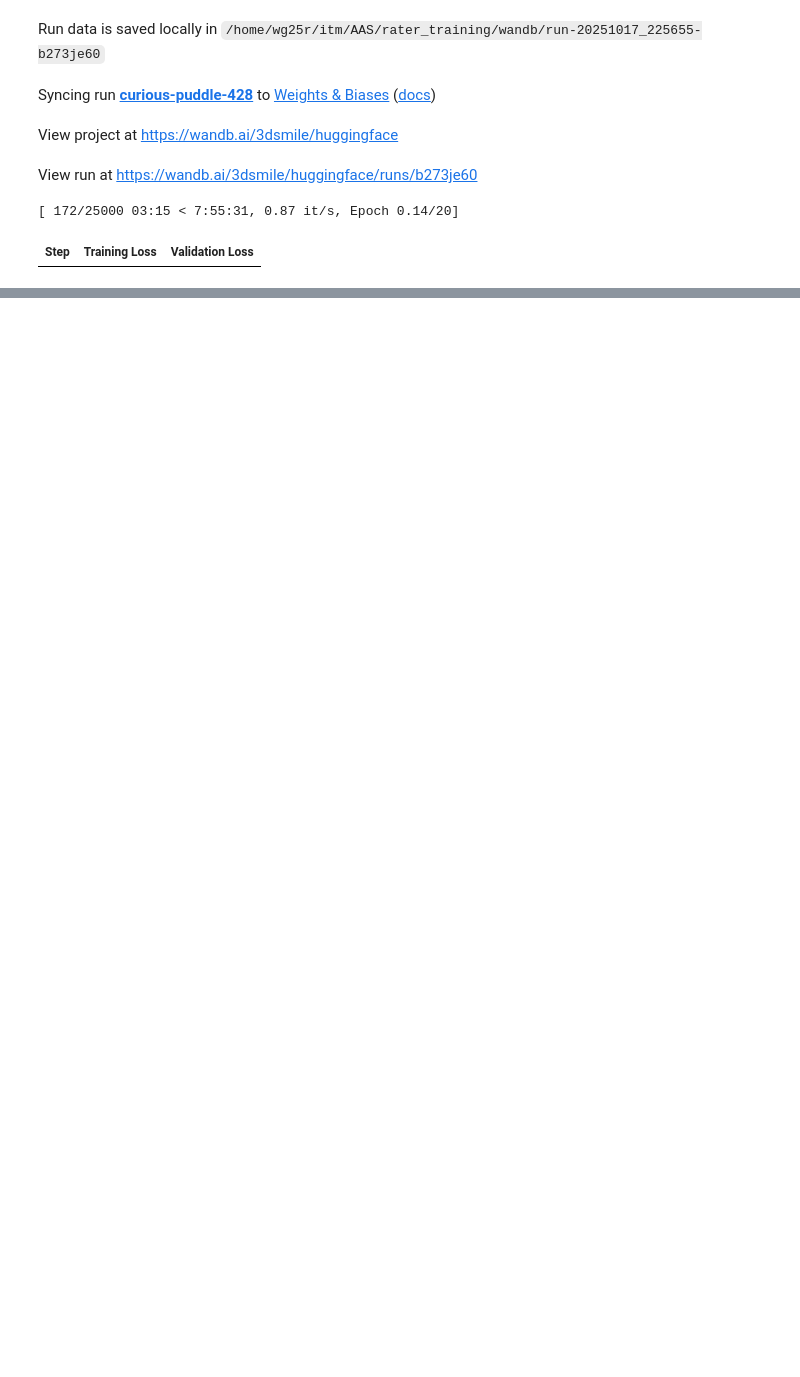
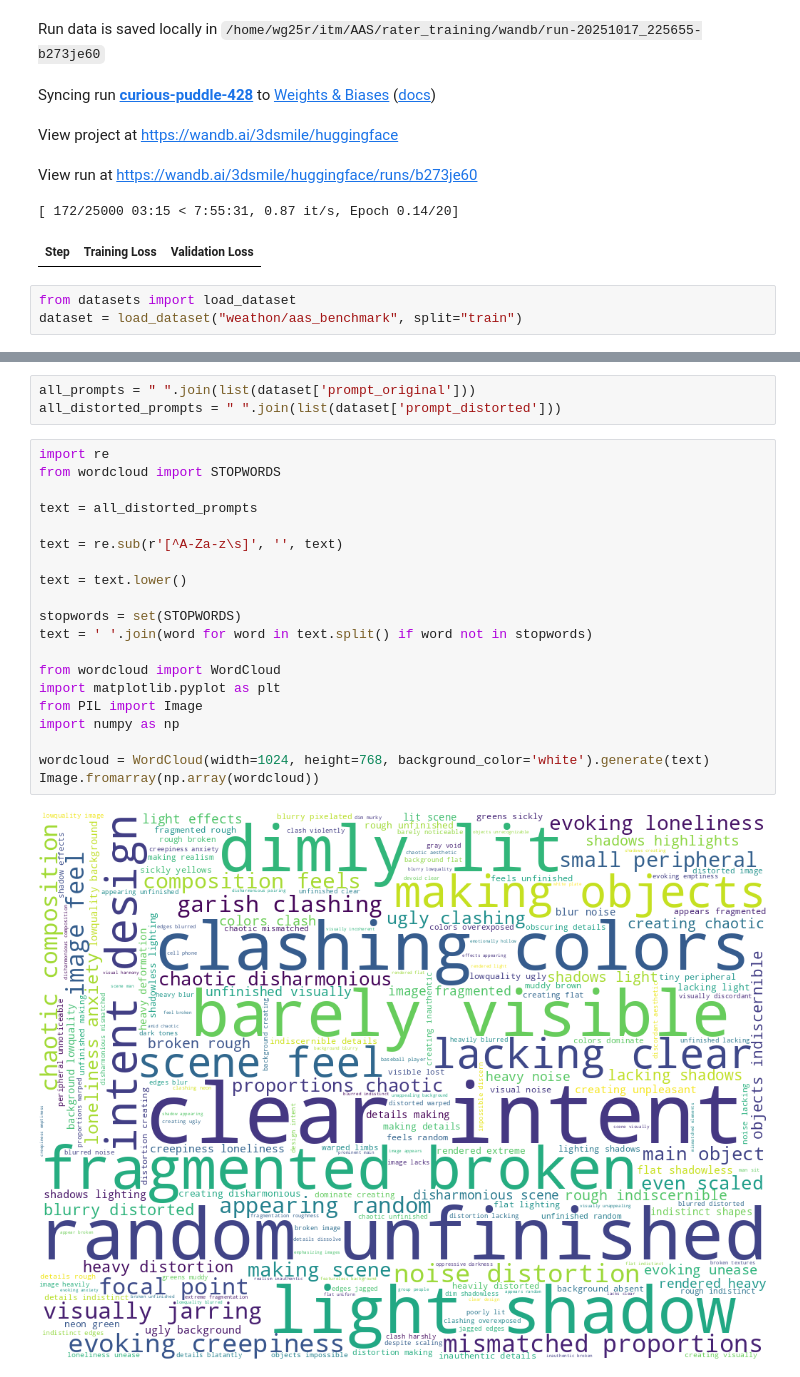
Before and after one commit to weathon/AAS, a Jupyter notebook: rater_training/scratch.ipynb, the cells around one changed output, grey strips where cells are left out. Cells and saved outputs as stored; diff of their text form; blank space fills up the shorter version.

```diff
--- a/rater_training/scratch.ipynb
+++ b/rater_training/scratch.ipynb
@@ -222,3 +222,6 @@ View project at https://wandb.ai/3dsmile/huggingface
 View run at https://wandb.ai/3dsmile/huggingface/runs/b273je60
 [ 172/25000 03:15 < 7:55:31, 0.87 it/s, Epoch 0.14/20]
 | Step | Training Loss | Validation Loss |
+# %%
+from datasets import load_dataset
+dataset = load_dataset("weathon/aas_benchmark", split="train")
@@ -224,0 +244,25 @@ View run at https://wandb.ai/3dsmile/huggingface/runs/b273je60
+# %%
+all_prompts = " ".join(list(dataset['prompt_original']))
+all_distorted_prompts = " ".join(list(dataset['prompt_distorted']))
+# %%
+import re
+from wordcloud import STOPWORDS
+
+text = all_distorted_prompts
+
+text = re.sub(r'[^A-Za-z\s]', '', text)
+
+text = text.lower()
+
+stopwords = set(STOPWORDS)
+text = ' '.join(word for word in text.split() if word not in stopwords)
+
+from wordcloud import WordCloud
+import matplotlib.pyplot as plt
+from PIL import Image
+import numpy as np
+
+wordcloud = WordCloud(width=1024, height=768, background_color='white').generate(text)
+Image.fromarray(np.array(wordcloud))
+# %% [output]
+[figure, added]
```
Also changed, not shown: parts of 1 cell of this notebook, 4 other files.
